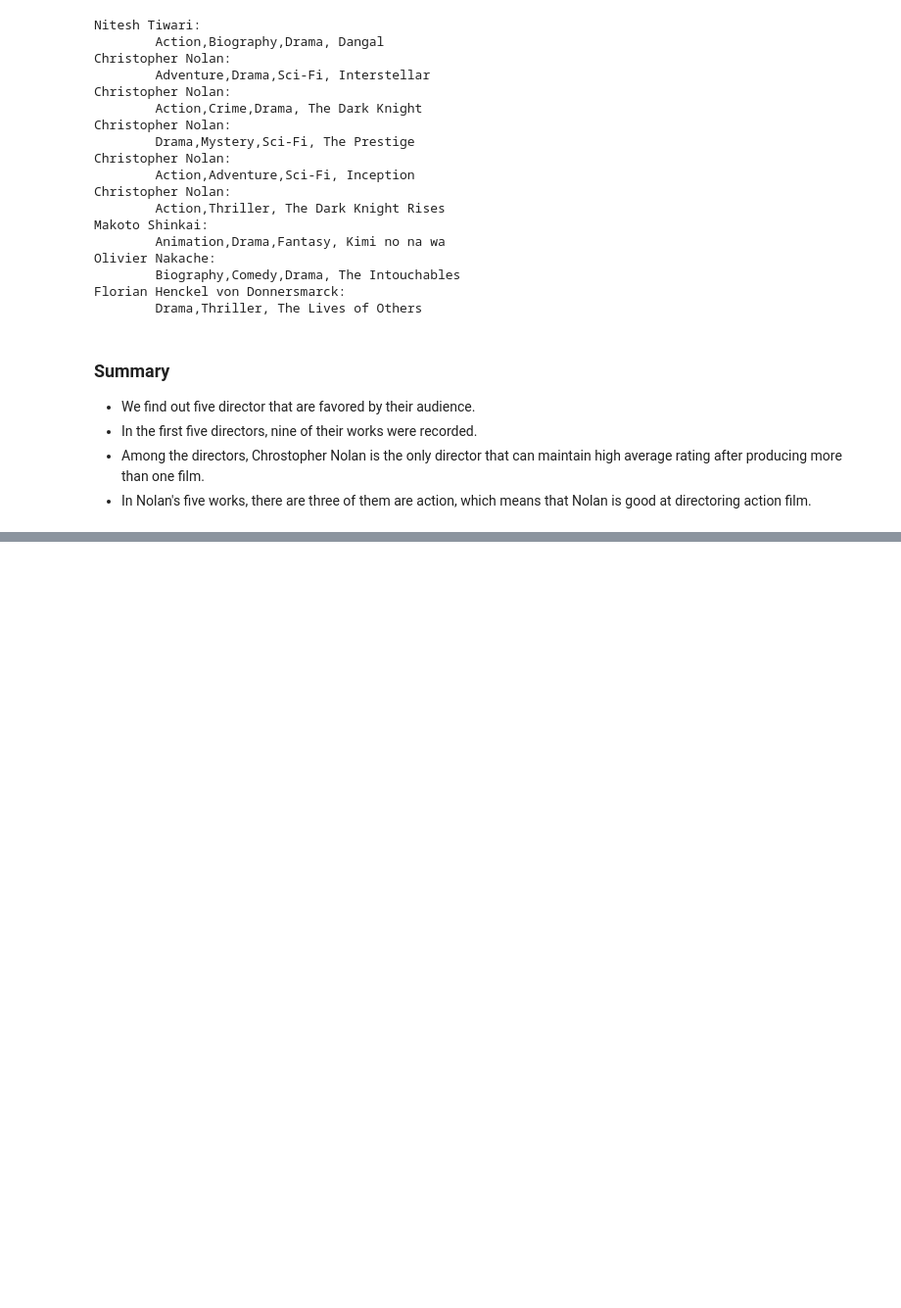
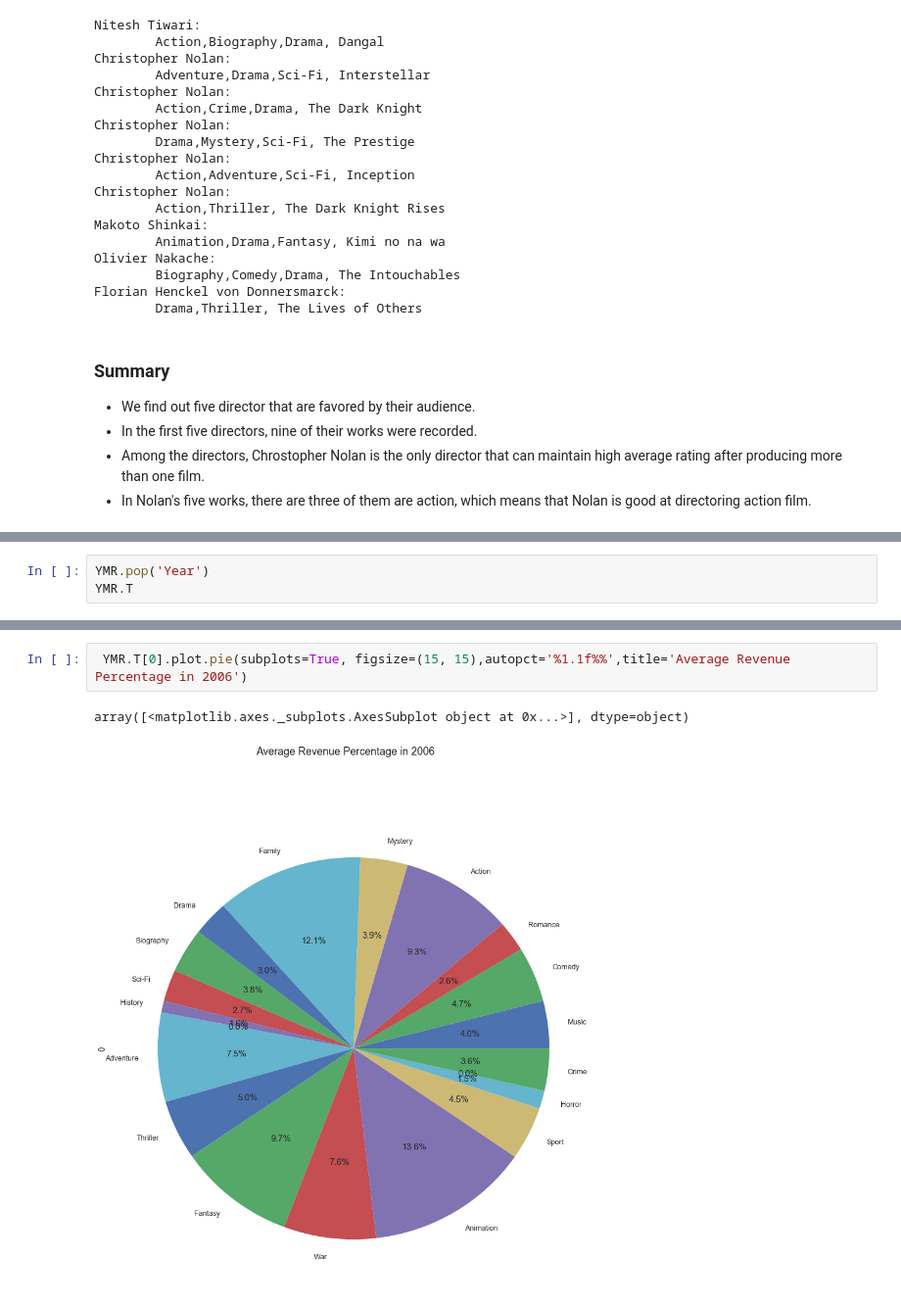
Before and after one commit to billzhonggz/IMDB-Data-Analysis, a Jupyter notebook: Presentation/Presentation-Group4.ipynb, the cells around one changed output, grey strips where cells are left out. Shown at 98% size. Cells and saved outputs as stored; diff of their text form; blank space fills up the shorter version.

```diff
--- a/Presentation/Presentation-Group4.ipynb
+++ b/Presentation/Presentation-Group4.ipynb
@@ -238,0 +407,3 @@ Florian Henckel von Donnersmarck:
+# %%
+YMR.pop('Year')
+YMR.T
@@ -238,0 +428,5 @@ Florian Henckel von Donnersmarck:
+# %%
+ YMR.T[0].plot.pie(subplots=True, figsize=(15, 15),autopct='%1.1f%%',title='Average Revenue Percentage in 2006')
+# %% [output]
+array([<matplotlib.axes._subplots.AxesSubplot object at 0x...>], dtype=object)
+[figure, added]
```
Also changed, not shown: parts of 12 cells of this notebook, 1 other file.
